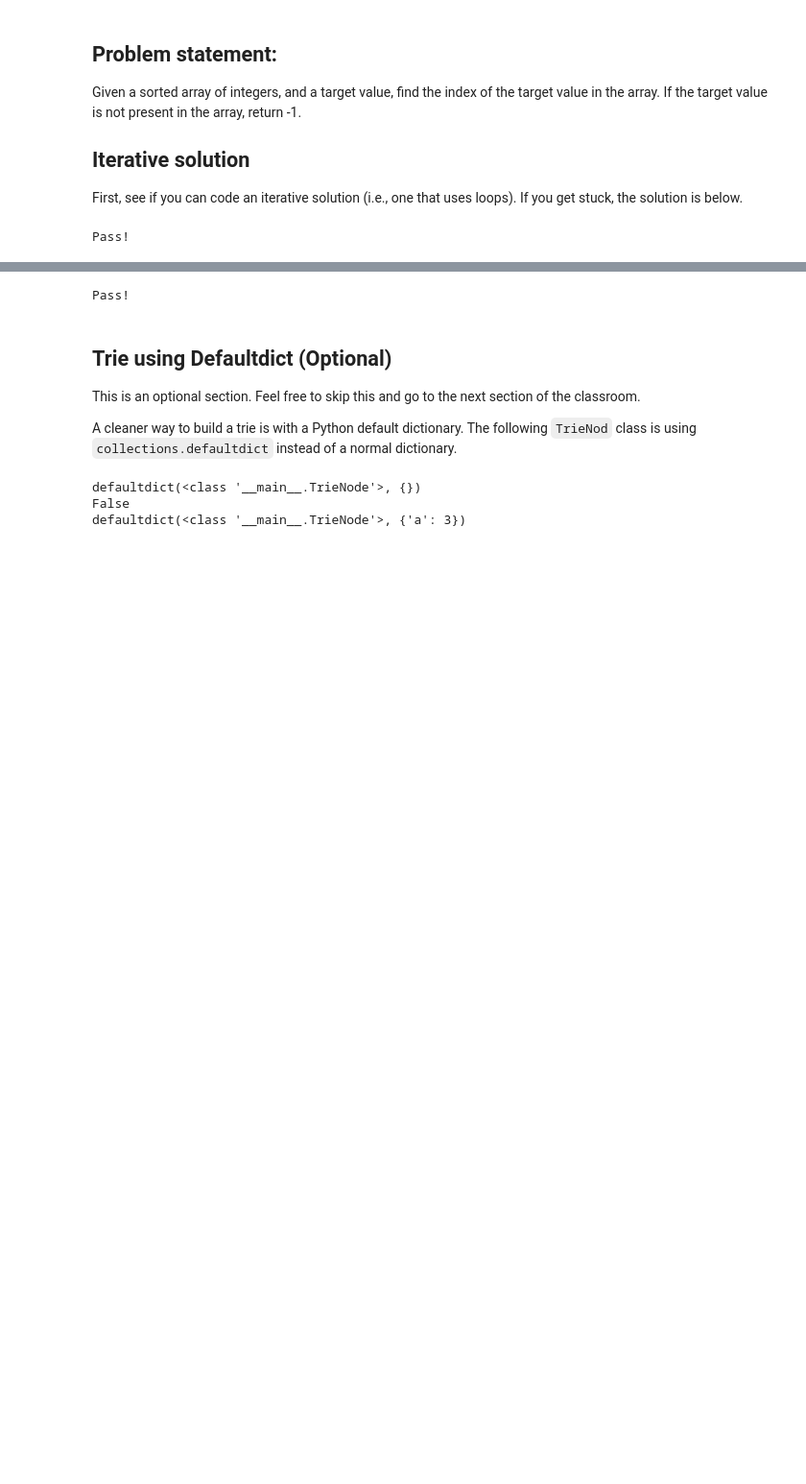
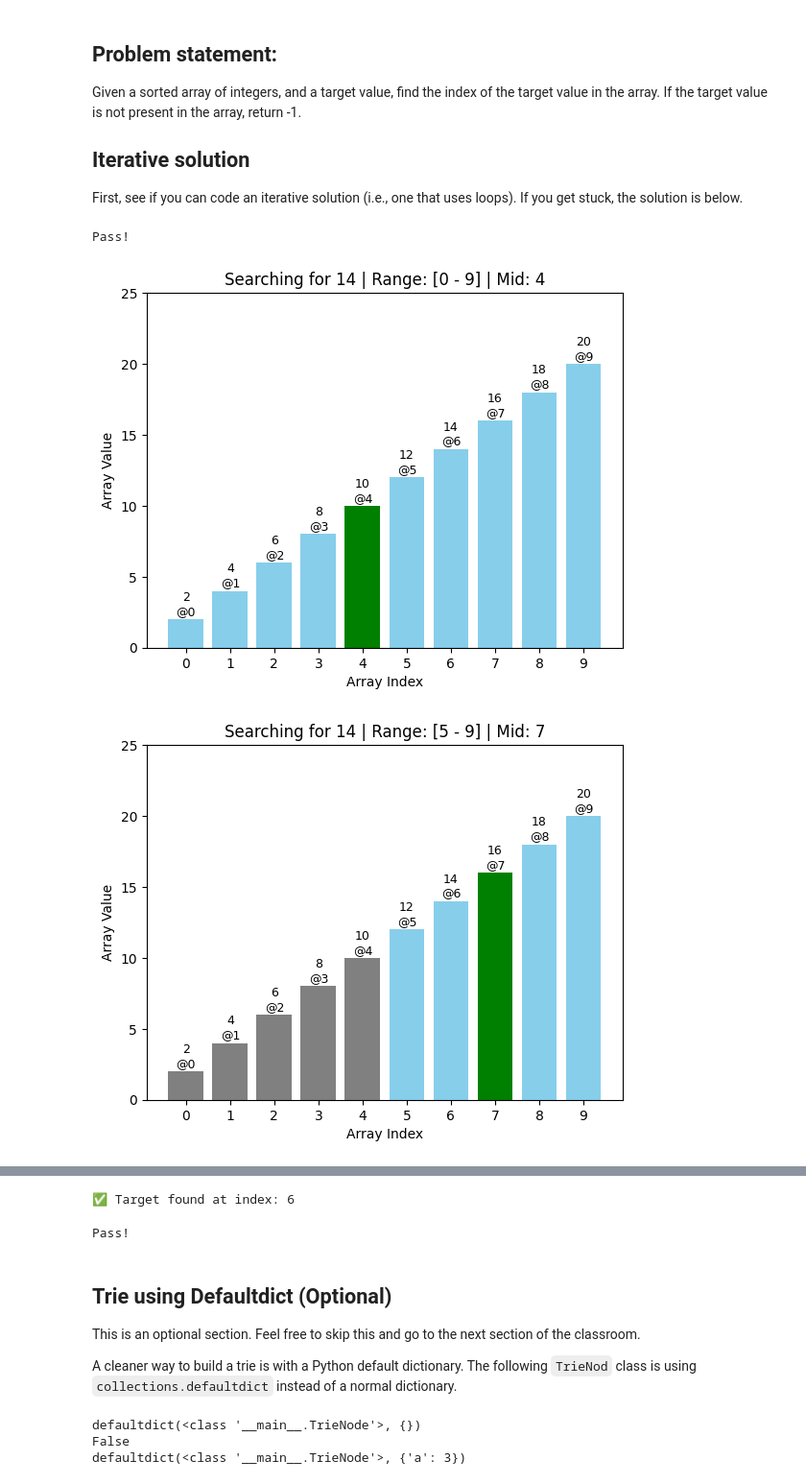
Before and after one commit to ligenchang/algorithm, a Jupyter notebook: basic.ipynb, the cells around one changed output, grey strips where cells are left out. Shown at 96% size. Saved outputs shown, nothing was run; the diff lists cells and outputs as text; code cells hidden in the pictures; blank space fills up the shorter version.

```diff
--- a/basic.ipynb
+++ b/basic.ipynb
@@ -40,3 +40,75 @@ test_case = [array, target, index]
 test_function(test_case)
 # %% [output]
 Pass!
+# %%
+import matplotlib.pyplot as plt
+import time
+
+def visualize_binary_search(array, target):
+    def helper(start_index, end_index):
+        if start_index > end_index:
+            draw_array(array, -1, start_index, end_index, target, found=False)
+            return -1
+
+        mid_index = (start_index + end_index) // 2
+        mid_element = array[mid_index]
+
+        if mid_element == target:
+            draw_array(array, mid_index, start_index, end_index, target, found=True)
+            return mid_index
+        elif target < mid_element:
+            draw_array(array, mid_index, start_index, end_index, target)
+            return helper(start_index, mid_index - 1)
+        else:
+            draw_array(array, mid_index, start_index, end_index, target)
+            return helper(mid_index + 1, end_index)
+
+    return helper(0, len(array) - 1)
+
+def draw_array(array, mid_index, start_index, end_index, target, found=False):
+    plt.clf()
+    bar_colors = ['gray'] * len(array)
+
+    # Highlight current search range
+    for i in range(start_index, end_index + 1):
+        bar_colors[i] = 'skyblue'
+
+    # Highlight mid index
+    if mid_index != -1:
+        bar_colors[mid_index] = 'green' if not found else 'red'
+
+    # Draw bars
+    bars = plt.bar(range(len(array)), array, color=bar_colors)
+
+    # Add text labels (index and value)
+    for idx, bar in enumerate(bars):
+        height = bar.get_height()
+        plt.text(bar.get_x() + bar.get_width()/2.0, height + 0.3,
+                 f"{array[idx]}\n@{idx}", ha='center', fontsize=9)
+
+    # Add titles and info
+    if found:
+        title = f" Found target {target} at index {mid_index}"
+    else:
+        title = f"Searching for {target} | Range: [{start_index} - {end_index}] | Mid: {mid_index}"
+    plt.title(title, fontsize=12)
+    plt.ylim(0, max(array) + 5)
+    plt.xticks(range(len(array)))
+    plt.xlabel("Array Index")
+    plt.ylabel("Array Value")
+    plt.pause(1)  # Pause to see the step
+
+# --- Example Usage ---
+if __name__ == "__main__":
+    array = [2, 4, 6, 8, 10, 12, 14, 16, 18, 20]
+    target = 14
+
+    plt.ion()
+    result = visualize_binary_search(array, target)
+    plt.ioff()
+    plt.show()
+
+    print("\n✅ Target found at index:", result if result != -1 else "❌ Not found")
+# %% [output]
+[figure, added]
+[figure, added]
@@ -43,3 +117,4 @@ Pass!
+✅ Target found at index: 6
 # %%
 def binary_search_recursive(array, target):
     return binary_search_recursive_soln(array, target, 0, len(array) - 1)
```
Also changed, not shown: parts of 11 cells of this notebook, 1 other file.
